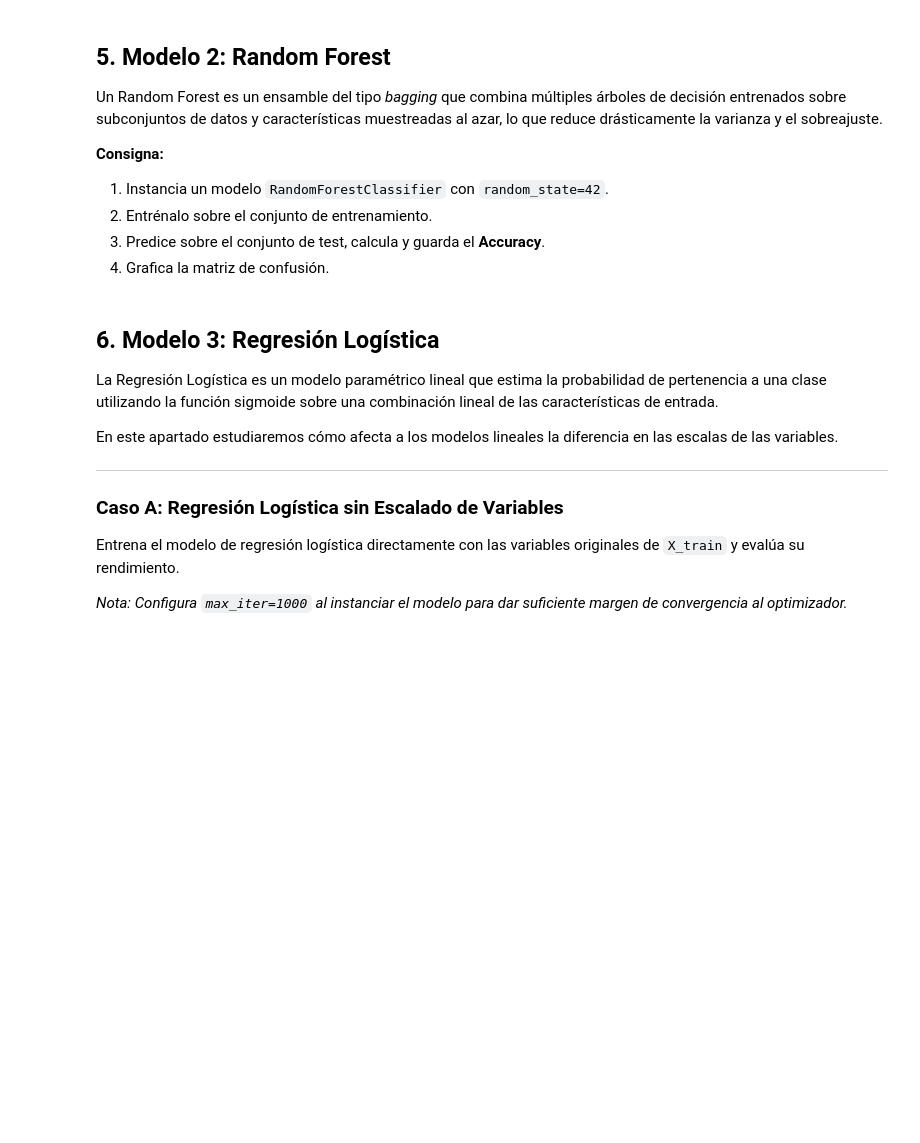
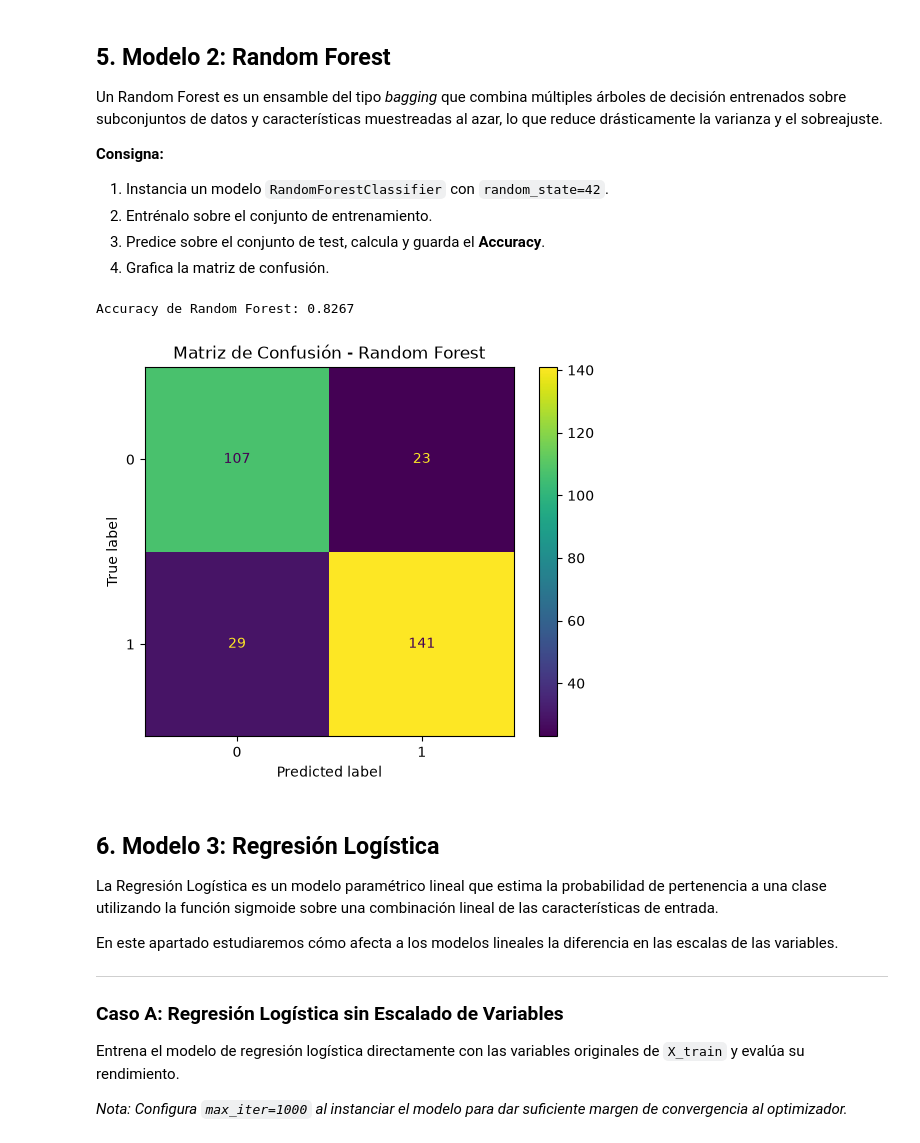
Before and after one commit to Stella40k/arbol_de_decisiones_tp, a Jupyter notebook: tp_modelos.ipynb, the cells around one changed output. Saved outputs shown, nothing was run; the diff lists cells and outputs as text; code cells hidden in the pictures; blank space fills up the shorter version.

```diff
--- a/tp_modelos.ipynb
+++ b/tp_modelos.ipynb
@@ -116,18 +172,24 @@ Un Random Forest es un ensamble del tipo *bagging* que combina múltiples árbol
 # %%
 #! TODO
 # 1. Instancia y entrena el Random Forest con random_state=42
-rf = ...
-...
+rf = RandomForestClassifier(random_state=42)
+rf.fit(X_train, y_train)
 
 # 2. Predice sobre X_test
-y_pred_rf = ...
+y_pred_rf = rf.predict(X_test)
 
 # 3. Realiza el cálculo y guarda el Accuracy en test (guarda el valor en la variable 'acc_rf')
-acc_rf = ...
+acc_rf = accuracy_score(y_test, y_pred_rf)
 print(f"Accuracy de Random Forest: {acc_rf:.4f}")
+# %% [output]
+Accuracy de Random Forest: 0.8267
 # %%
 #! TODO Grafica la matriz de confusión de Random Forest
-...
+ConfusionMatrixDisplay.from_predictions(y_test, y_pred_rf)
+plt.title("Matriz de Confusión - Random Forest")
+plt.show()
+# %% [output]
+[figure, added]
 # %% [markdown]
 ## 6. Modelo 3: Regresión Logística
 
```
Also changed, not shown: parts of 15 cells of this notebook.
